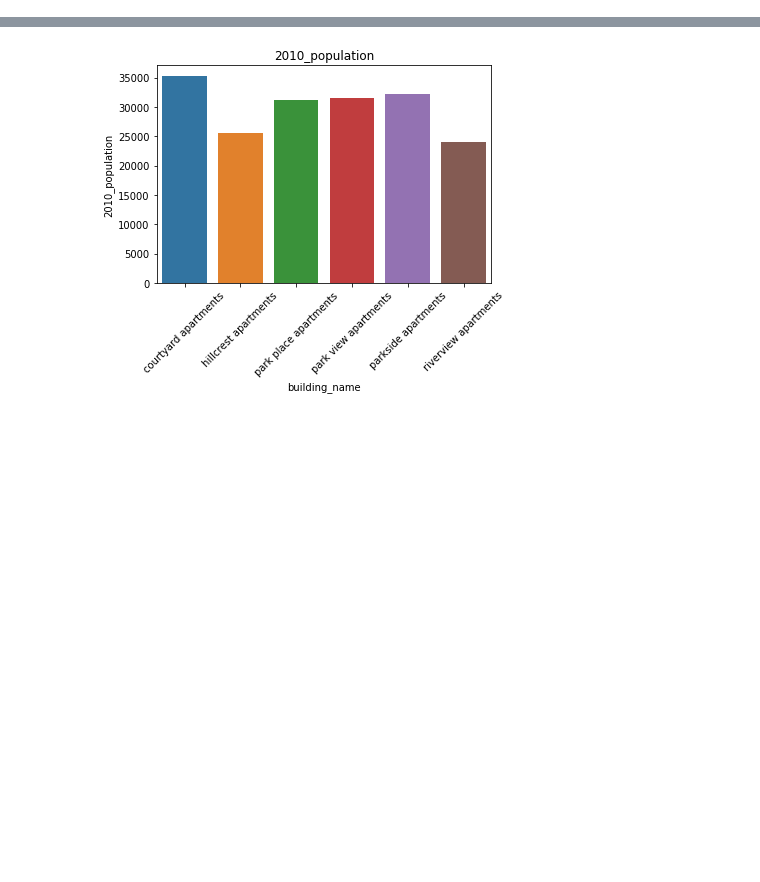
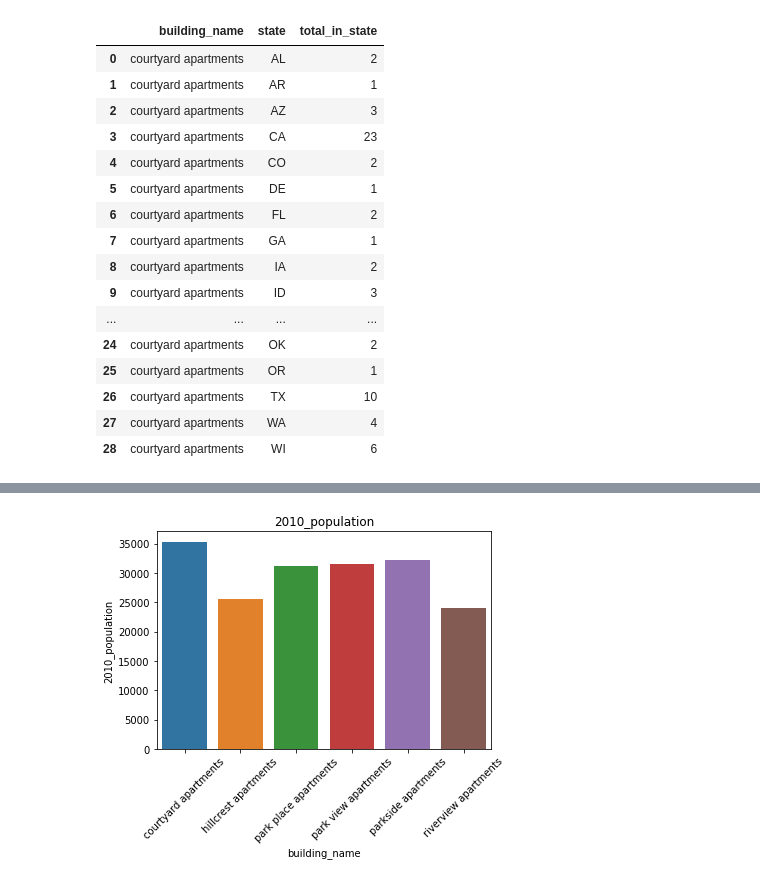
Before and after one commit to QED0711/CS-code-chellenge, a Jupyter notebook: exploration/graph exploration.ipynb, the cells around one changed output, grey strips where cells are left out. Cells and saved outputs as stored; diff of their text form; code cells hidden in the pictures; blank space fills up the shorter version.

Commit message:
added state count

```diff
--- a/exploration/graph exploration.ipynb
+++ b/exploration/graph exploration.ipynb
@@ -33,6 +34,7 @@ def clean_name(name):
 final_df.building_name = final_df.building_name.apply(clean_name)
 # %%
 final_df = final_df.groupby(['zipcode', 'building_name', 'state']).mean().reset_index()
+final_df['count'] = 1
 final_df.head()
 # %% [output]
 |  | zipcode | building_name | state | building_rating_id | 2010_population | total_income | num_dependents | ... |
@@ -41,6 +43,31 @@ final_df.head()
 | 2 | 01247 | riverview apartments | MA | 2.0 | 16087 | 47606.000000 | 501.666667 | ... |
 | 3 | 01519 | riverview apartments | MA | 2.0 | 6595 | 72517.000000 | 371.666667 | ... |
 | 4 | 01605 | park view apartments | MA | 3.0 | 26221 | 88655.000000 | 1340.000000 | ... |
+# %%
+state_count = final_df.groupby(['building_name', 'state']).agg('sum')\
+.reset_index()[['building_name', 'state', 'count']].rename(columns={'count':'total_in_state'})
+
+final_df.drop('count', axis=1, inplace=True)
+
+state_count[state_count.building_name == 'courtyard apartments']
+# %% [output]
+|  | building_name | state | total_in_state |
+| 0 | courtyard apartments | AL | 2 |
+| 1 | courtyard apartments | AR | 1 |
+| 2 | courtyard apartments | AZ | 3 |
+| 3 | courtyard apartments | CA | 23 |
+| 4 | courtyard apartments | CO | 2 |
+| 5 | courtyard apartments | DE | 1 |
+| 6 | courtyard apartments | FL | 2 |
+| 7 | courtyard apartments | GA | 1 |
+| 8 | courtyard apartments | IA | 2 |
+| 9 | courtyard apartments | ID | 3 |
+| ... | ... | ... | ... |
+| 24 | courtyard apartments | OK | 2 |
+| 25 | courtyard apartments | OR | 1 |
+| 26 | courtyard apartments | TX | 10 |
+| 27 | courtyard apartments | WA | 4 |
+| 28 | courtyard apartments | WI | 6 |
 # %%
 grouped_final_df = final_df.groupby(["building_name"]).mean()
 grouped_final_df
```
Also changed, not shown: parts of 4 cells of this notebook, 1 other file.
